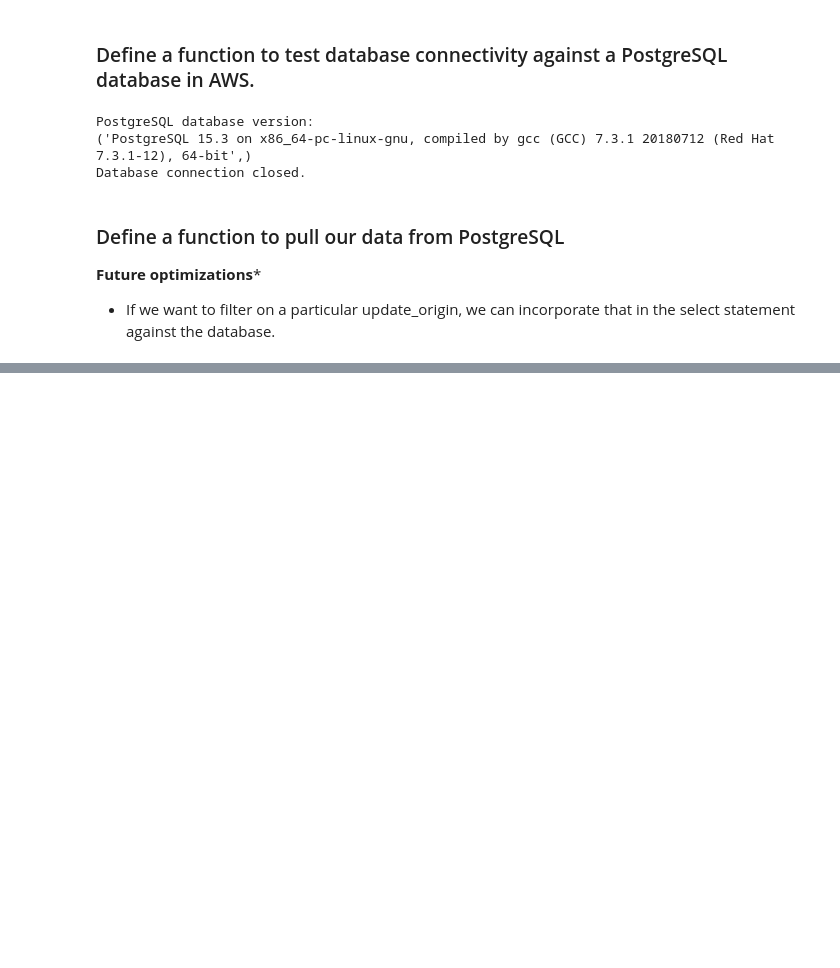
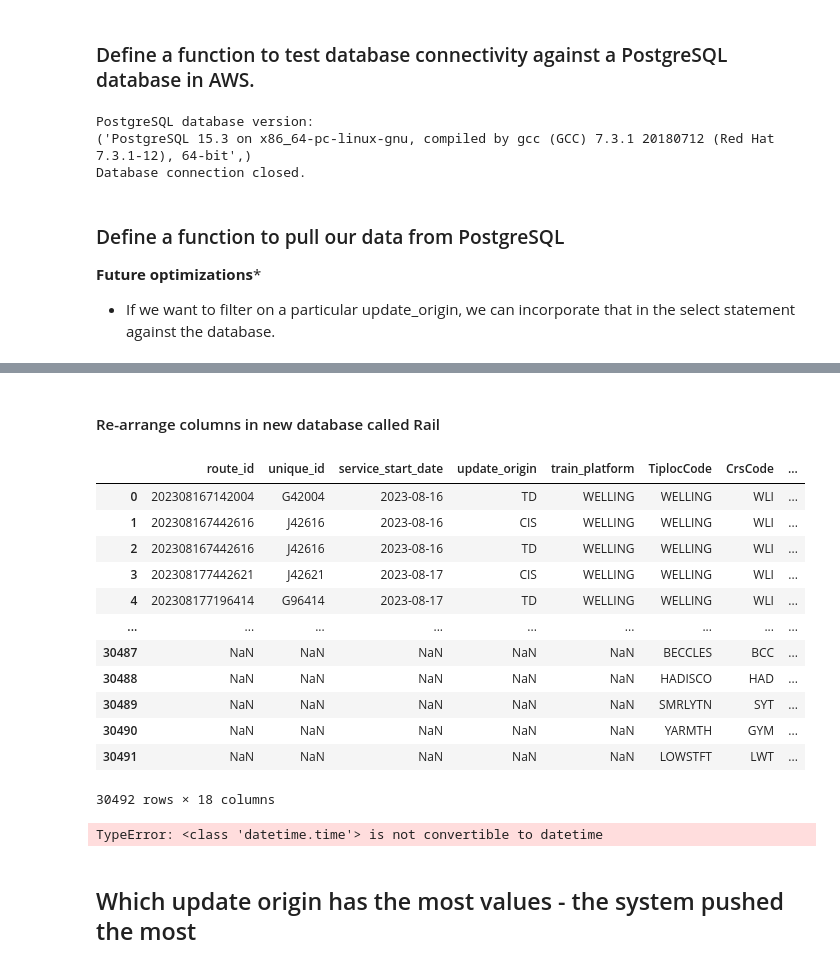
Before and after one commit to nirmalaJ21/https-github.com-nirmalaJ21-FinalProjectRailData, a Jupyter notebook: EDA Notebooks/Live Data EDA.ipynb, the cells around one changed output, grey strips where cells are left out. Saved outputs shown, nothing was run; the diff lists cells and outputs as text; code cells hidden in the pictures; blank space fills up the shorter version.

```diff
--- a/EDA Notebooks/Live Data EDA.ipynb
+++ b/EDA Notebooks/Live Data EDA.ipynb
@@ -112,0 +119,3 @@ Database connection closed.
+# %%
+# Convert the time-related columns to datetime format
+df['working_time_arrival'] = df['working_time_arrival'].apply(lambda x: pd.to_datetime(x) if len(x) > 8 else pd.Timestamp.combine(pd.Timestamp.min, x))
@@ -112,0 +146,4 @@ Database connection closed.
+# %%
+dropped = ['working_time_pass', 'estimated_time', 'source', 'actual_time',
+           'actual_time_class', 'source_instance', 'estimated_time_minutes']
+df = df.drop(columns=dropped)
@@ -112,0 +152,8 @@ Database connection closed.
+# %%
+df2 = pd.read_csv('RailReferences.csv')
+dropped = ['AtcoCode', 'StationNameLang',
+           'GridType', 'Easting', 'Northing', 'CreationDateTime',
+           'ModificationDateTime', 'RevisionNumber', 'Modification']
+df2 = df2.drop(columns=dropped)
+merged_df = pd.merge(df, df2, left_on='train_platform', right_on='TiplocCode', how='outer')
+merged_df.head()
@@ -112,0 +187,25 @@ Database connection closed.
+# %% [markdown]
+#### Re-arrange columns in new database called Rail
+# %%
+rail = merged_df[['route_id', 'unique_id', 'service_start_date', 'update_origin',
+                  'train_platform', 'TiplocCode', 'CrsCode',
+                  'StationName', 'working_time_arrival', 'working_time_departure',
+                  'planned_time_arrival', 'planned_time_departure', 'platform',
+                  'train_length', 'actual_arrival_time', 'actual_departure_time',
+                  'is_delayed_arrival', 'is_delayed_departure',]]
+# %%
+rail
+# %% [output]
+|  | route_id | unique_id | service_start_date | update_origin | train_platform | TiplocCode | CrsCode | ... |
+| 0 | 202308167142004 | G42004 | 2023-08-16 | TD | WELLING | WELLING | WLI | ... |
+| 1 | 202308167442616 | J42616 | 2023-08-16 | CIS | WELLING | WELLING | WLI | ... |
+| 2 | 202308167442616 | J42616 | 2023-08-16 | TD | WELLING | WELLING | WLI | ... |
+| 3 | 202308177442621 | J42621 | 2023-08-17 | CIS | WELLING | WELLING | WLI | ... |
+| 4 | 202308177196414 | G96414 | 2023-08-17 | TD | WELLING | WELLING | WLI | ... |
+| ... | ... | ... | ... | ... | ... | ... | ... | ... |
+| 30487 | NaN | NaN | NaN | NaN | NaN | BECCLES | BCC | ... |
+| 30488 | NaN | NaN | NaN | NaN | NaN | HADISCO | HAD | ... |
+| 30489 | NaN | NaN | NaN | NaN | NaN | SMRLYTN | SYT | ... |
+| 30490 | NaN | NaN | NaN | NaN | NaN | YARMTH | GYM | ... |
+| 30491 | NaN | NaN | NaN | NaN | NaN | LOWSTFT | LWT | ... |
+30492 rows × 18 columns
@@ -112,0 +215,6 @@ Database connection closed.
+# %%
+# Convert time columns to datetime objects
+time_columns = ['working_time_arrival', 'working_time_departure', 'actual_arrival_time', 'actual_departure_time', 'planned_time_departure', 'planned_time_arrival']
+rail[time_columns] = rail[time_columns].apply(pd.to_datetime)
+# %% [output]
+TypeError: <class 'datetime.time'> is not convertible to datetime
@@ -112,0 +223,2 @@ Database connection closed.
+# %% [markdown]
+## Which update origin has the most values - the system pushed the most
```
Also changed, not shown: parts of 32 cells of this notebook.
